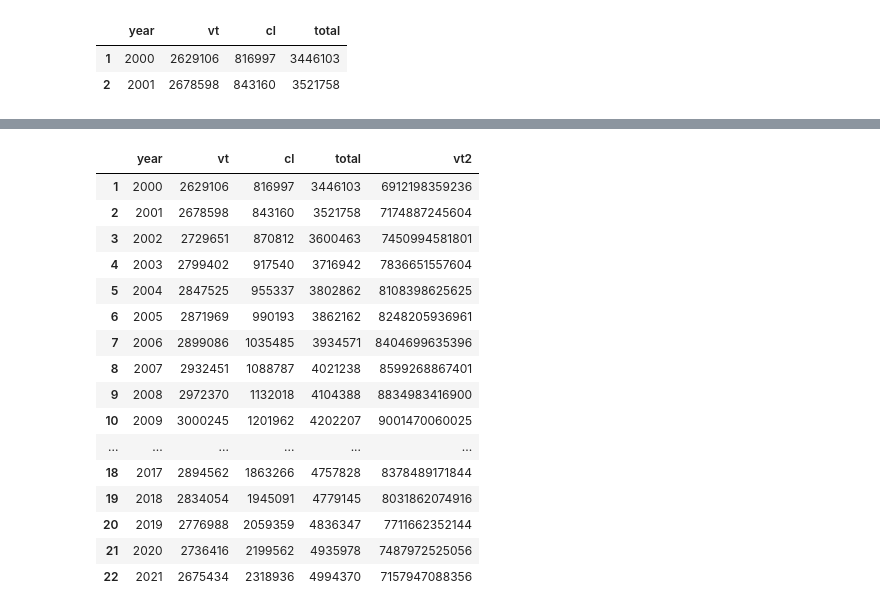
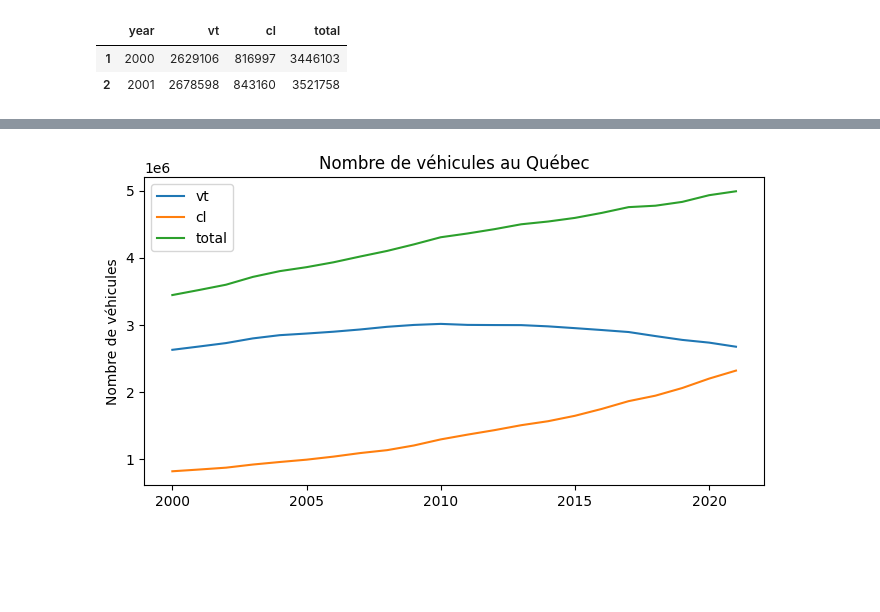
Before and after one commit to caseguin/car_stock_forecast, a Jupyter notebook: models.ipynb, the cells around one changed output, grey strips where cells are left out. Saved outputs shown, nothing was run; the diff lists cells and outputs as text; code cells hidden in the pictures; blank space fills up the shorter version.

```diff
--- a/models.ipynb
+++ b/models.ipynb
@@ -485,19 +132,0 @@ ValueError: all the input arrays must have same number of dimensions
-# %%
-import numpy as np
-import pandas as pd
-
-# Assuming you have a DataFrame named cars_ld and a column 'vt' in it
-# Convert the 'vt' column to numeric if it's not already numeric
-cars_ld['vt'] = pd.to_numeric(cars_ld['vt'], errors='coerce')
-
-# Apply the np.log2 function to the 'vt' column and store the result in a new column 'vt2'
-cars_ld['vt2'] = np.log2(cars_ld['vt'])
-
-
-plt.figure(figsize=(10, 6), facecolor='white')
-# plt.plot(cars_ld['year'], cars_ld['vt'], label='vt')
-plt.plot(cars_ld['year'], cars_ld['vt2'], label='vt2')
-# plt.plot(cars_ld['year'], cars_ld['total'], label='total')
-plt.legend()
-plt.grid(True)
-plt.show()
@@ -521,20 +133,13 @@ plt.show()
-# %%
-cars_ld
-# %% [output]
-|  | year | vt | cl | total | vt2 |
-| 1 | 2000 | 2629106 | 816997 | 3446103 | 6912198359236 |
-| 2 | 2001 | 2678598 | 843160 | 3521758 | 7174887245604 |
-| 3 | 2002 | 2729651 | 870812 | 3600463 | 7450994581801 |
-| 4 | 2003 | 2799402 | 917540 | 3716942 | 7836651557604 |
-| 5 | 2004 | 2847525 | 955337 | 3802862 | 8108398625625 |
-| 6 | 2005 | 2871969 | 990193 | 3862162 | 8248205936961 |
-| 7 | 2006 | 2899086 | 1035485 | 3934571 | 8404699635396 |
-| 8 | 2007 | 2932451 | 1088787 | 4021238 | 8599268867401 |
-| 9 | 2008 | 2972370 | 1132018 | 4104388 | 8834983416900 |
-| 10 | 2009 | 3000245 | 1201962 | 4202207 | 9001470060025 |
-| ... | ... | ... | ... | ... | ... |
-| 18 | 2017 | 2894562 | 1863266 | 4757828 | 8378489171844 |
-| 19 | 2018 | 2834054 | 1945091 | 4779145 | 8031862074916 |
-| 20 | 2019 | 2776988 | 2059359 | 4836347 | 7711662352144 |
-| 21 | 2020 | 2736416 | 2199562 | 4935978 | 7487972525056 |
-| 22 | 2021 | 2675434 | 2318936 | 4994370 | 7157947088356 |
+# %%
+cols = ['vt', 'cl', 'total']
+
+plt.figure(figsize=(8,4))
+for col in cols:
+    plt.plot(cars_ld['year'], cars_ld[col])
+
+plt.title('Nombre de véhicules au Québec')
+plt.legend(cols)
+plt.ylabel('Nombre de véhicules')
+plt.show()
+# %% [output]
+[figure, added]
```
Also changed, not shown: parts of 20 cells of this notebook.
